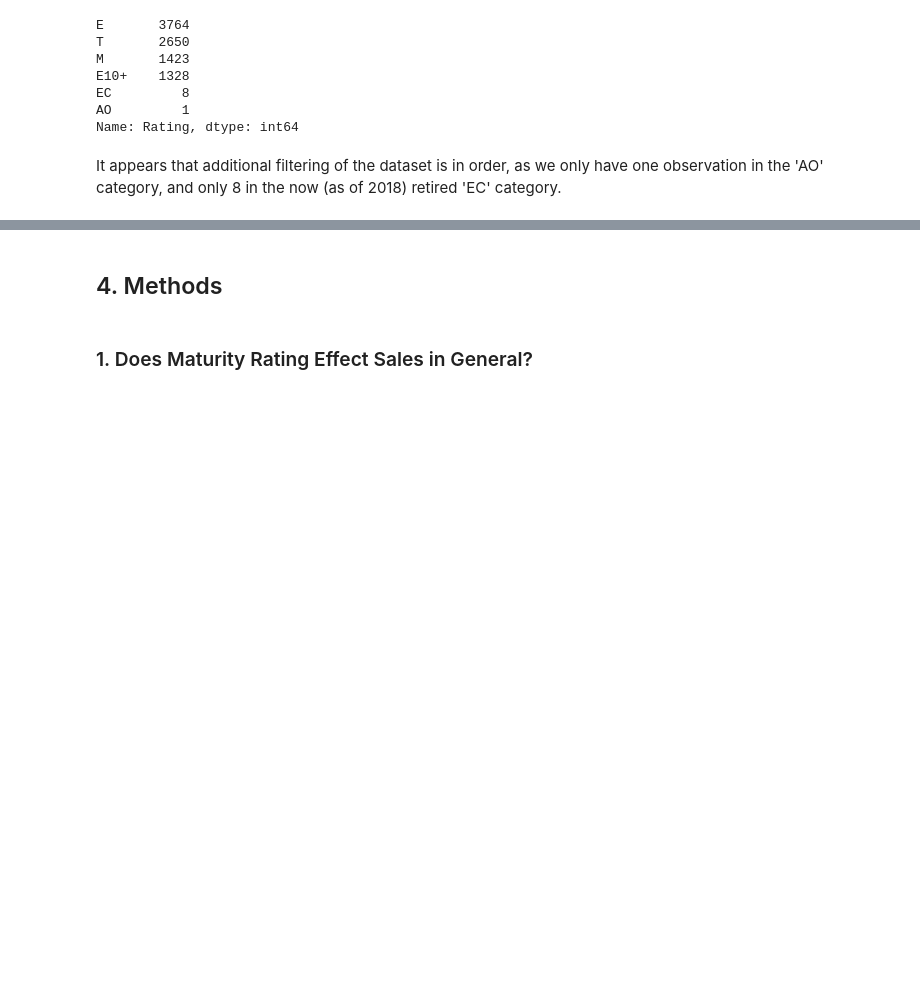
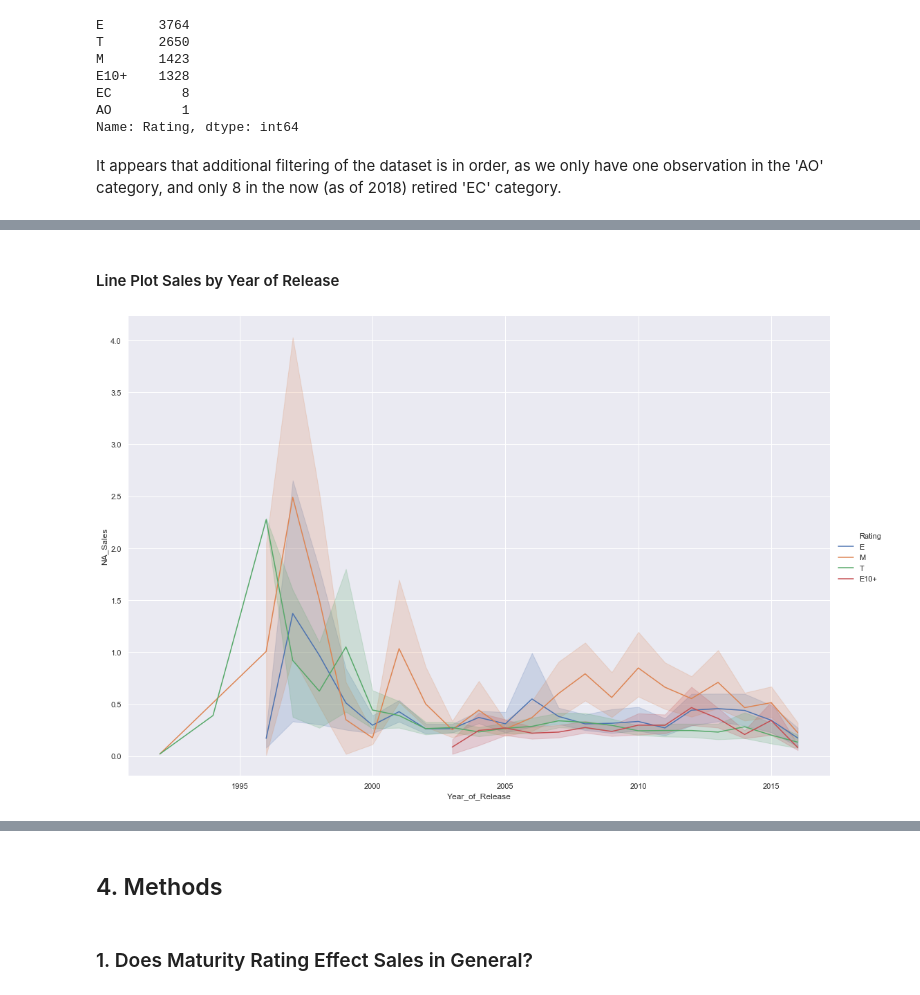
Before and after one commit to rjstange/Video-Game-Sales-by-ESRB-Rating, a Jupyter notebook: Video Game Sales By Maturity Rating.ipynb, the cells around one changed output, grey strips where cells are left out. Saved outputs shown, nothing was run; the diff lists cells and outputs as text; code cells hidden in the pictures; blank space fills up the shorter version.

```diff
--- a/Video Game Sales By Maturity Rating.ipynb
+++ b/Video Game Sales By Maturity Rating.ipynb
@@ -85,0 +116,15 @@ na_sales_e_to_m = sales[
+# %% [markdown]
+#### Line Plot Sales by Year of Release
+# %%
+sns.relplot(
+    x="Year_of_Release",
+    y="NA_Sales",
+    hue="Rating",
+    kind="line",
+    height=10,
+    aspect=1.5,
+    data=na_sales_e_to_m,
+)
+plt.show()
+# %% [output]
+[figure, added]
```
Also changed, not shown: parts of 28 cells of this notebook, 1 other file.
